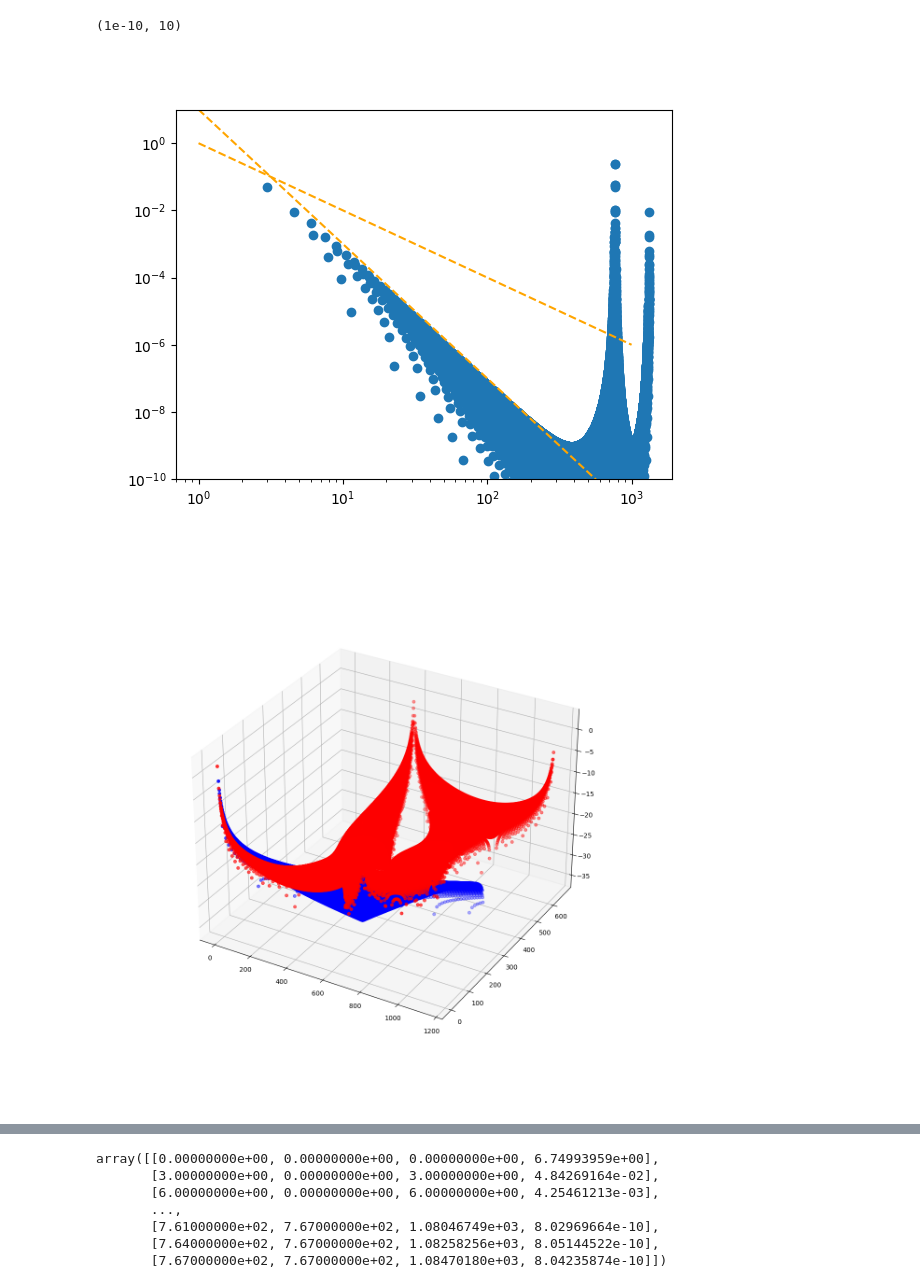
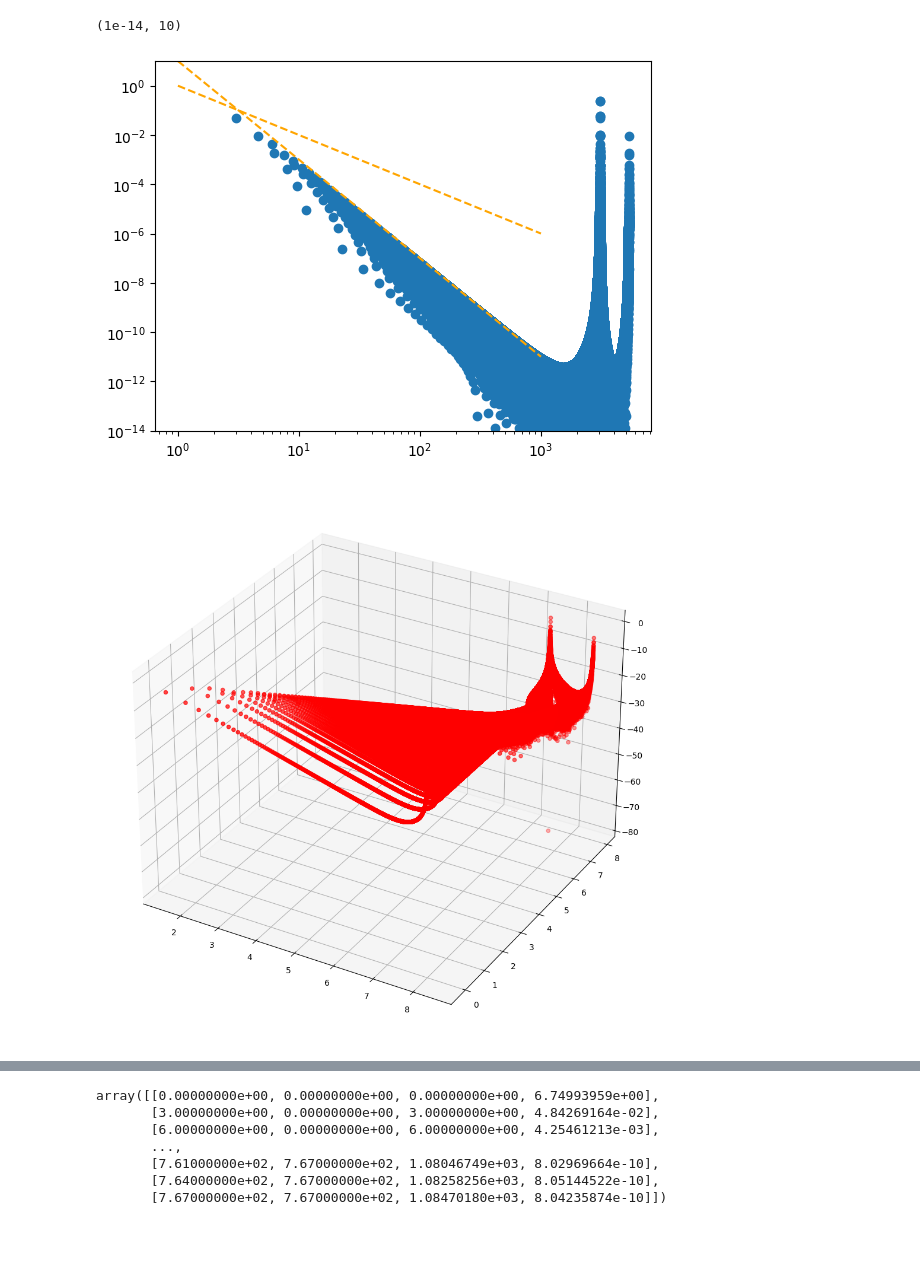
Before and after one commit to nobuyukimatsumoto68/fermion, a Jupyter notebook: analysis/tt_correlator.ipynb, the cells around one changed output, grey strips where cells are left out. Saved outputs shown, nothing was run; the diff lists cells and outputs as text; code cells hidden in the pictures; blank space fills up the shorter version.

```diff
--- a/analysis/tt_correlator.ipynb
+++ b/analysis/tt_correlator.ipynb
@@ -24,2 +36,14 @@ tt0202 = np.loadtxt("../data/m0.000000Lx768Ly768alat0.010000tt0202.dat")
+# %%
+tt0000 = np.loadtxt("../data/m0.000000Lx3072Ly3072alat0.010000ortho0tt0000.dat")
+tt0001 = np.loadtxt("../data/m0.000000Lx3072Ly3072alat0.010000ortho0tt0001.dat")
+tt0002 = np.loadtxt("../data/m0.000000Lx3072Ly3072alat0.010000ortho0tt0002.dat")
+
+tt0100 = np.loadtxt("../data/m0.000000Lx3072Ly3072alat0.010000ortho0tt0100.dat")
+tt0101 = np.loadtxt("../data/m0.000000Lx3072Ly3072alat0.010000ortho0tt0101.dat")
+tt0102 = np.loadtxt("../data/m0.000000Lx3072Ly3072alat0.010000ortho0tt0102.dat")
+
+tt0200 = np.loadtxt("../data/m0.000000Lx3072Ly3072alat0.010000ortho0tt0200.dat")
+tt0201 = np.loadtxt("../data/m0.000000Lx3072Ly3072alat0.010000ortho0tt0201.dat")
+tt0202 = np.loadtxt("../data/m0.000000Lx3072Ly3072alat0.010000ortho0tt0202.dat")
 # %%
 alat = 0.01
@@ -31,6 +56,6 @@ lis.T[0]+0.5*lis.T[1]+1.0j*np.sqrt(3)*0.5*lis.T[1]
 # %%
-T0T0 = tt0000 - 0.5*(tt0001+tt0002) - 0.5*(tt0100+tt0200) + 0.25*(tt0101+tt0102+tt0201+tt0202)
-T0T0 = np.array([tt0000.T[0], tt0000.T[1], T0T0.T[2]]).T
+tmp = tt0000 - 0.5*(tt0001+tt0002) - 0.5*(tt0100+tt0200) + 0.25*(tt0101+tt0102+tt0201+tt0202)
+T0T0 = np.array([tt0000.T[0], tt0000.T[1], tmp.T[2]]).T
 # %%
 lis_=[]
 for elem in T0T0:
@@ -40,21 +67,21 @@ lis = np.array( lis_ )
 # %%
 plt.close()
 plt.scatter( np.sqrt(lis.T[0]**2+lis.T[1]**2), lis.T[2] )
 # plt.scatter( lis.T[2], np.abs(lis.T[3]), alpha=0.2 )
 
 x=np.arange( 1000 )
 y=1.0/x**2
 plt.plot( x,y, ls="dashed", c="orange" )
 
 y=10.0/x**4
 plt.plot( x,y, ls="dashed", c="orange" )
 
 plt.yscale("log")
 plt.xscale("log")
-plt.ylim( 1.0e-10, 10 )
+plt.ylim( 1.0e-14, 10 )
 # %% [output]
-(1e-10, 10)
+(1e-14, 10)
-[figure, old version]
+[figure, new version]
 # %%
 z = lis.T[0]+0.5*lis.T[1]+1.0j*np.sqrt(3)*0.5*lis.T[1]
 # %%
@@ -65,10 +92,10 @@ plt.close()
 fig = plt.figure(figsize=(12, 12))
 ax = fig.add_subplot(111, projection='3d')
 
-ax.scatter(lis.T[0], lis.T[1], np.log(lis.T[2]), c='r', marker='o')
+ax.scatter(np.log(lis.T[0]), np.log(lis.T[1]), np.log(lis.T[2]), c='r', marker='o')
 # ax.scatter(lis.T[0], lis.T[1], np.log(-lis.T[2]), c='c', marker='o')
 
-ax.scatter(lis.T[0], lis.T[1], 3.0+np.log(t00t00_analytic), c='b', marker='o')
+# ax.scatter(lis.T[0], lis.T[1], 3.0+np.log(t00t00_analytic), c='b', marker='o')
 # ax.scatter(lis.T[0], lis.T[1], np.log(np.abs(lis.T[3])), c='b', alpha=0.1, marker='.')
 
 # ax.set_xlabel('X Label')
@@ -79,7 +106,7 @@ ax.scatter(lis.T[0], lis.T[1], 3.0+np.log(t00t00_analytic), c='b', marker='o')
 
 plt.show()
 # %% [output]
-[figure, old version]
+[figure, new version]
 # %%
 plt.close()
 
```
Also changed, not shown: parts of 7 cells of this notebook, 4 other files.
